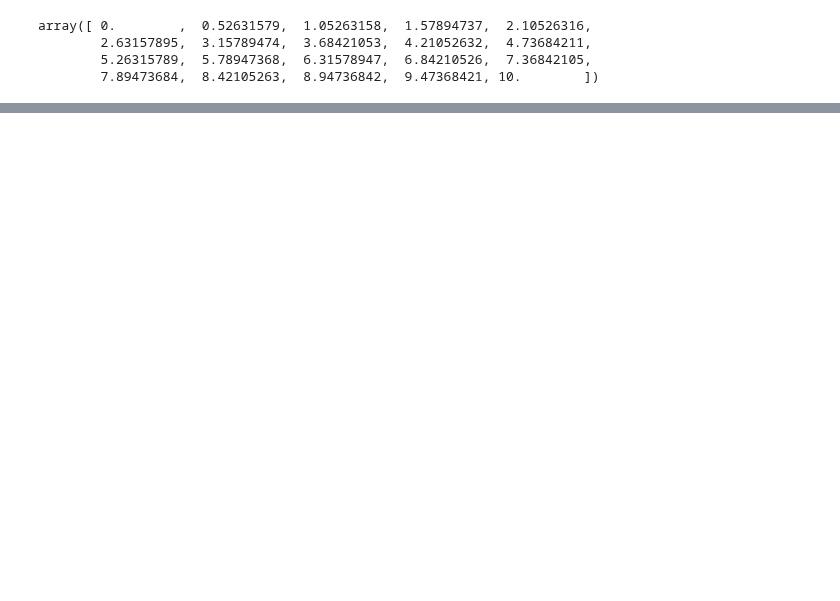
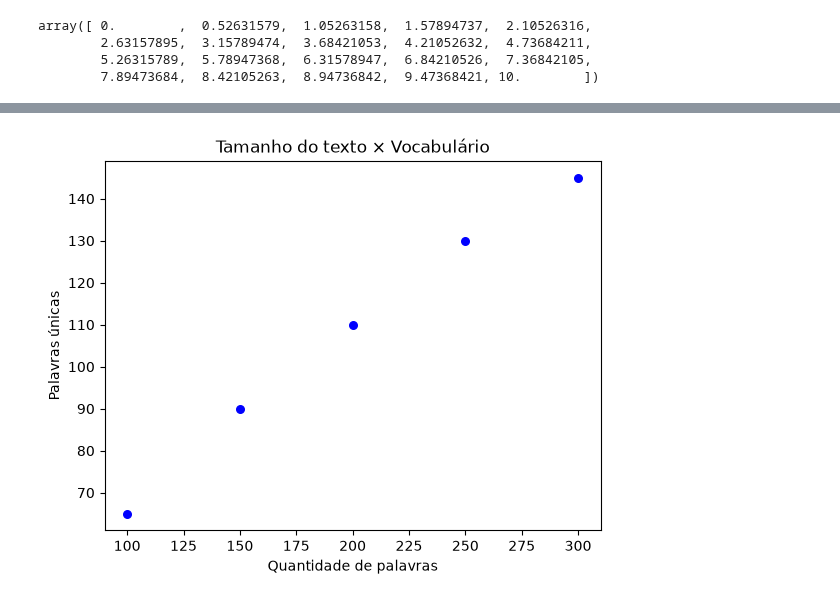
Before and after one commit to antoniorcn/fatec-2026-2s, a Jupyter notebook: itq-dsm-pln/aula07/Plot 1.ipynb, the cells around one changed output, grey strips where cells are left out. Cells and saved outputs as stored; diff of their text form; code cells hidden in the pictures; blank space fills up the shorter version.

```diff
--- a/itq-dsm-pln/aula07/Plot 1.ipynb
+++ b/itq-dsm-pln/aula07/Plot 1.ipynb
@@ -56,0 +71,11 @@ plt.show()
+# %%
+palavras = [100, 150, 200, 250, 300]
+palavras_unicas = [65, 90, 110, 130, 145]
+
+plt.scatter(palavras, palavras_unicas, s=30, color="blue")
+plt.xlabel("Quantidade de palavras")
+plt.ylabel("Palavras únicas")
+plt.title("Tamanho do texto × Vocabulário")
+plt.show()
+# %% [output]
+[figure, added]
```
Also changed, not shown: parts of 7 cells of this notebook.
